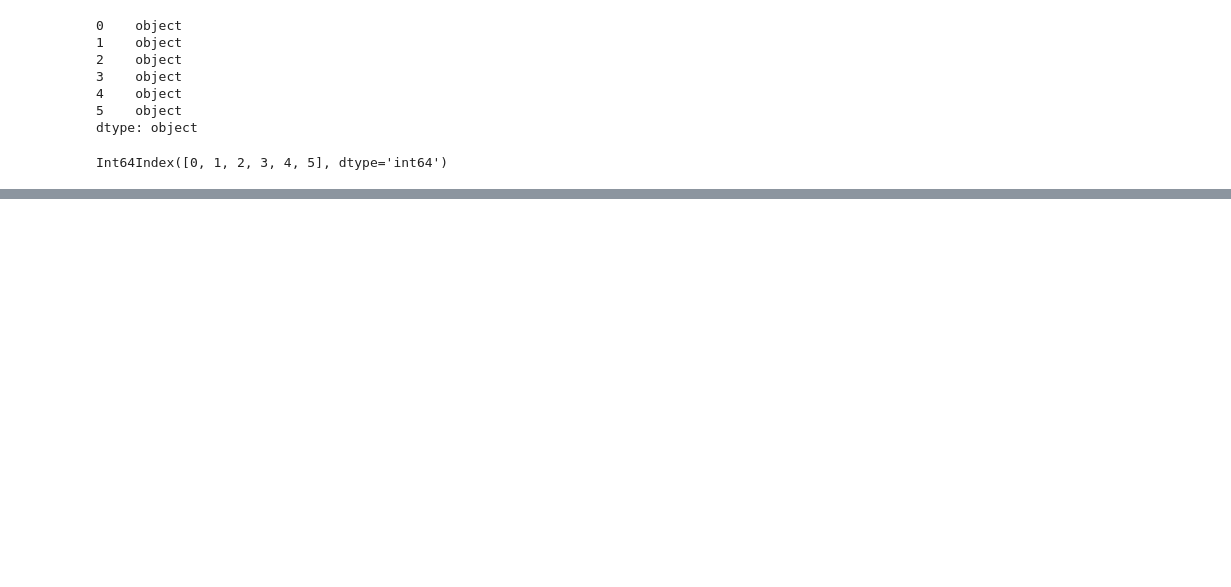
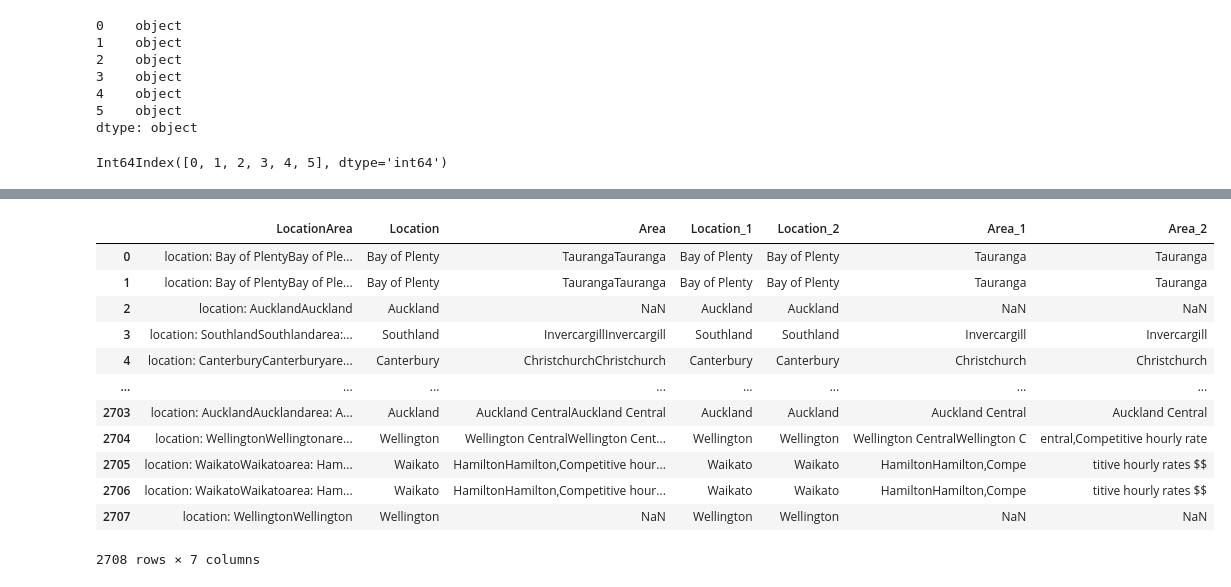
Before and after one commit to WhatKS/DA_Course_QILIU, a Jupyter notebook: 2022_12_23/scripts.ipynb, the cells around one changed output, grey strips where cells are left out. Drawn from its saved outputs; the diff is of its cells as text; code cells hidden in the pictures; blank space fills up the shorter version.

```diff
--- a/2022_12_23/scripts.ipynb
+++ b/2022_12_23/scripts.ipynb
@@ -87,0 +346,5 @@ Int64Index([0, 1, 2, 3, 4, 5], dtype='int64')
+# %%
+jobs_location_area['Location_1'] = jobs_location_area['Location'].apply(lambda x: x[:len(x) // 2])
+jobs_location_area['Location_2'] = jobs_location_area['Location'].apply(lambda x: x[len(x) // 2:])
+# %%
+jobs_location_area['Location_2'] = jobs_location_area['Location_2'].apply(lambda x: x[:-1] if x[-1] == ' ' else x)
@@ -87,0 +367,6 @@ Int64Index([0, 1, 2, 3, 4, 5], dtype='int64')
+# %%
+jobs_location_area['Location'] = np.where(
+    jobs_location_area['Location_1'] == jobs_location_area['Location_2'],
+    jobs_location_area['Location_1'],
+    jobs_location_area['Location']
+)
@@ -87,0 +389,19 @@ Int64Index([0, 1, 2, 3, 4, 5], dtype='int64')
+# %%
+jobs_location_area['Area_1'] = jobs_location_area['Area'].apply(lambda x: x[:len(x) // 2] if pd.notnull(x) else x)
+jobs_location_area['Area_2'] = jobs_location_area['Area'].apply(lambda x: x[len(x) // 2:] if pd.notnull(x) else x)
+# %%
+jobs_location_area
+# %% [output]
+|  | LocationArea | Location | Area | Location_1 | Location_2 | Area_1 | Area_2 |
+| 0 | location: Bay of PlentyBay of Ple... | Bay of Plenty | TaurangaTauranga | Bay of Plenty | Bay of Plenty | Tauranga | Tauranga |
+| 1 | location: Bay of PlentyBay of Ple... | Bay of Plenty | TaurangaTauranga | Bay of Plenty | Bay of Plenty | Tauranga | Tauranga |
+| 2 | location: AucklandAuckland | Auckland | NaN | Auckland | Auckland | NaN | NaN |
+| 3 | location: SouthlandSouthlandarea:... | Southland | InvercargillInvercargill | Southland | Southland | Invercargill | Invercargill |
+| 4 | location: CanterburyCanterburyare... | Canterbury | ChristchurchChristchurch | Canterbury | Canterbury | Christchurch | Christchurch |
+| ... | ... | ... | ... | ... | ... | ... | ... |
+| 2703 | location: AucklandAucklandarea: A... | Auckland | Auckland CentralAuckland Central | Auckland | Auckland | Auckland Central | Auckland Central |
+| 2704 | location: WellingtonWellingtonare... | Wellington | Wellington CentralWellington Cent... | Wellington | Wellington | Wellington CentralWellington C | entral,Competitive hourly rate |
+| 2705 | location: WaikatoWaikatoarea: Ham... | Waikato | HamiltonHamilton,Competitive hour... | Waikato | Waikato | HamiltonHamilton,Compe | titive hourly rates $$ |
+| 2706 | location: WaikatoWaikatoarea: Ham... | Waikato | HamiltonHamilton,Competitive hour... | Waikato | Waikato | HamiltonHamilton,Compe | titive hourly rates $$ |
+| 2707 | location: WellingtonWellington | Wellington | NaN | Wellington | Wellington | NaN | NaN |
+2708 rows × 7 columns
```
Also changed, not shown: parts of 40 cells of this notebook.
